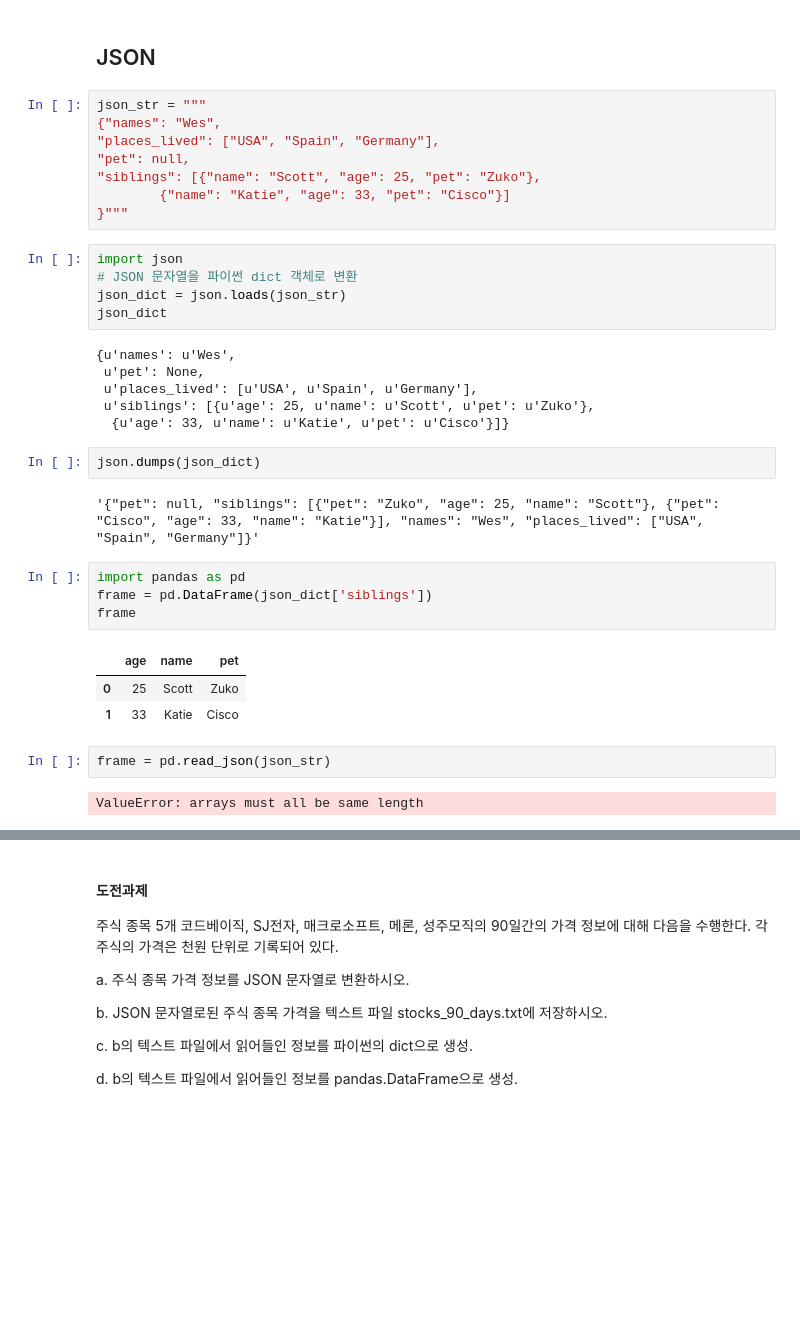
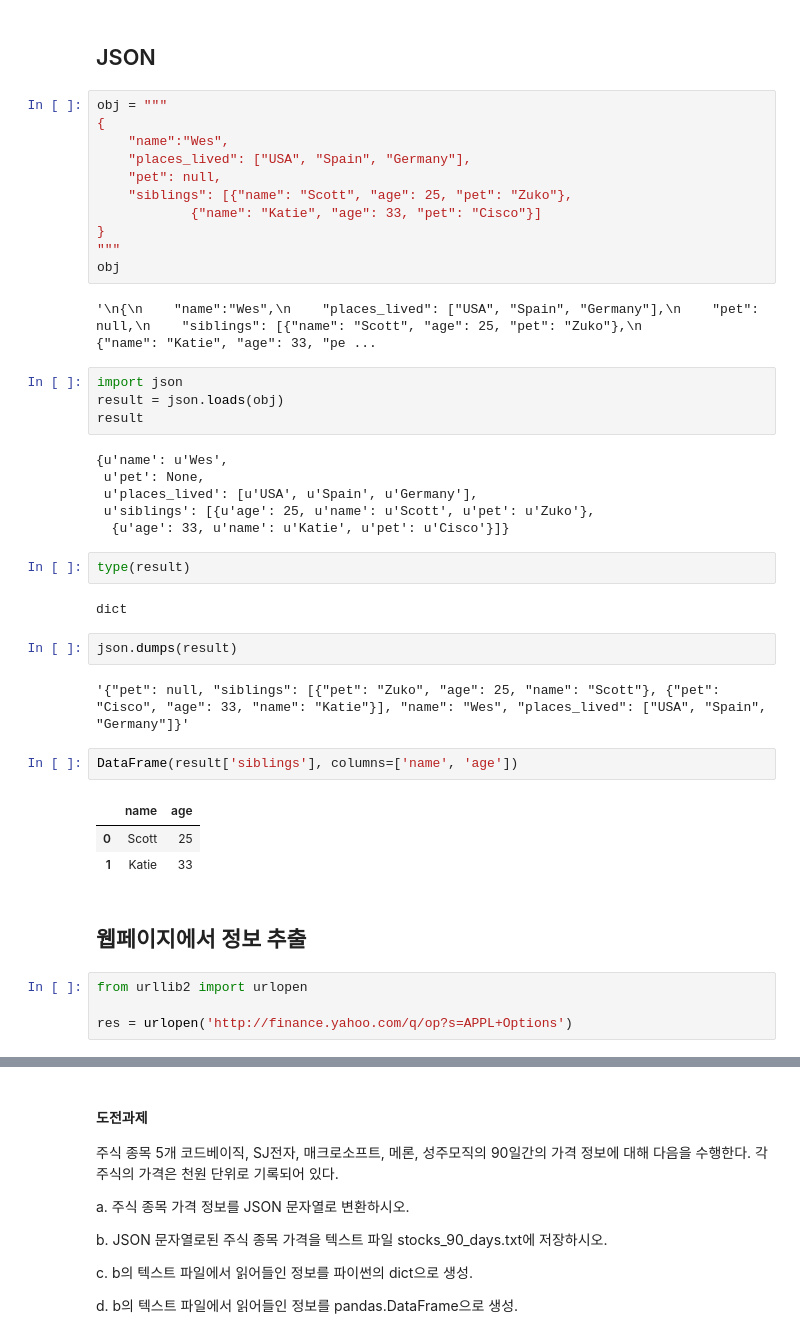
Before and after one commit to lseongjoo/bigpy, a Jupyter notebook: DataIO.ipynb, the cells around one changed output, grey strips where cells are left out. Saved outputs shown, nothing was run; the diff lists cells and outputs as text; blank space fills up the shorter version.

```diff
--- a/DataIO.ipynb
+++ b/DataIO.ipynb
@@ -238,37 +190,45 @@ Series.from_csv?
 # %% [markdown]
 ## JSON
 # %%
-json_str = """
-{"names": "Wes",
-"places_lived": ["USA", "Spain", "Germany"],
-"pet": null,
-"siblings": [{"name": "Scott", "age": 25, "pet": "Zuko"},
-        {"name": "Katie", "age": 33, "pet": "Cisco"}]
-}"""
+obj = """
+{
+    "name":"Wes",
+    "places_lived": ["USA", "Spain", "Germany"],
+    "pet": null,
+    "siblings": [{"name": "Scott", "age": 25, "pet": "Zuko"},
+            {"name": "Katie", "age": 33, "pet": "Cisco"}]
+}
+"""
+obj
+# %% [output]
+'\n{\n    "name":"Wes",\n    "places_lived": ["USA", "Spain", "Germany"],\n    "pet": null,\n    "siblings": [{"name": "Scott", "age": 25, "pet": "Zuko"},\n            {"name": "Katie", "age": 33, "pe ...
-# %%
-import json
-# JSON 문자열을 파이썬 dict 객체로 변환
-json_dict = json.loads(json_str)
-json_dict
-# %% [output]
-{u'names': u'Wes',
- u'pet': None,
- u'places_lived': [u'USA', u'Spain', u'Germany'],
- u'siblings': [{u'age': 25, u'name': u'Scott', u'pet': u'Zuko'},
-  {u'age': 33, u'name': u'Katie', u'pet': u'Cisco'}]}
+# %%
+import json
+result = json.loads(obj)
+result
+# %% [output]
+{u'name': u'Wes',
+ u'pet': None,
+ u'places_lived': [u'USA', u'Spain', u'Germany'],
+ u'siblings': [{u'age': 25, u'name': u'Scott', u'pet': u'Zuko'},
+  {u'age': 33, u'name': u'Katie', u'pet': u'Cisco'}]}
+# %%
+type(result)
+# %% [output]
+dict
 # %%
-json.dumps(json_dict)
+json.dumps(result)
 # %% [output]
-'{"pet": null, "siblings": [{"pet": "Zuko", "age": 25, "name": "Scott"}, {"pet": "Cisco", "age": 33, "name": "Katie"}], "names": "Wes", "places_lived": ["USA", "Spain", "Germany"]}'
+'{"pet": null, "siblings": [{"pet": "Zuko", "age": 25, "name": "Scott"}, {"pet": "Cisco", "age": 33, "name": "Katie"}], "name": "Wes", "places_lived": ["USA", "Spain", "Germany"]}'
-# %%
-import pandas as pd
-frame = pd.DataFrame(json_dict['siblings'])
-frame
-# %% [output]
-|  | age | name | pet |
-| 0 | 25 | Scott | Zuko |
-| 1 | 33 | Katie | Cisco |
-# %%
-frame = pd.read_json(json_str)
-# %% [output]
-ValueError: arrays must all be same length
+# %%
+DataFrame(result['siblings'], columns=['name', 'age'])
+# %% [output]
+|  | name | age |
+| 0 | Scott | 25 |
+| 1 | Katie | 33 |
+# %% [markdown]
+## 웹페이지에서 정보 추출
+# %%
+from urllib2 import urlopen
+
+res = urlopen('http://finance.yahoo.com/q/op?s=APPL+Options')
```
Also changed, not shown: parts of 26 cells of this notebook, 3 other files.
